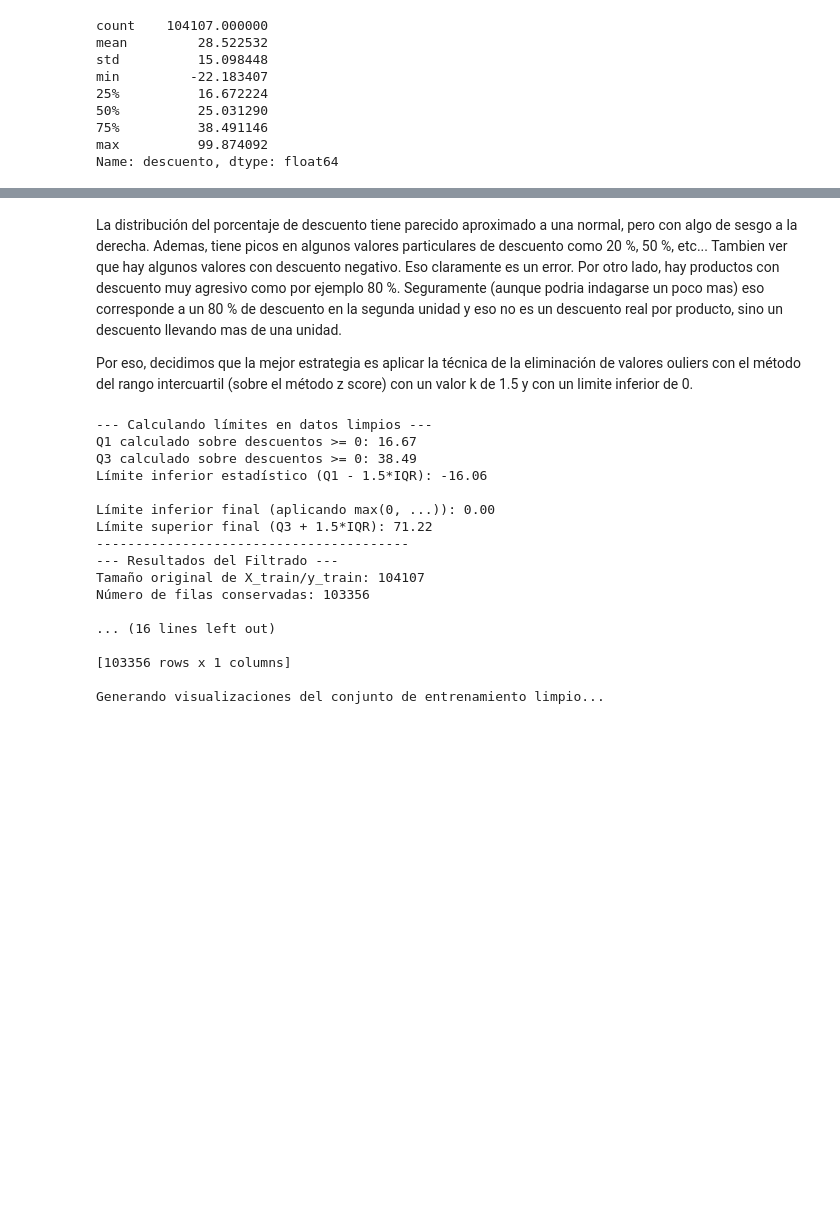
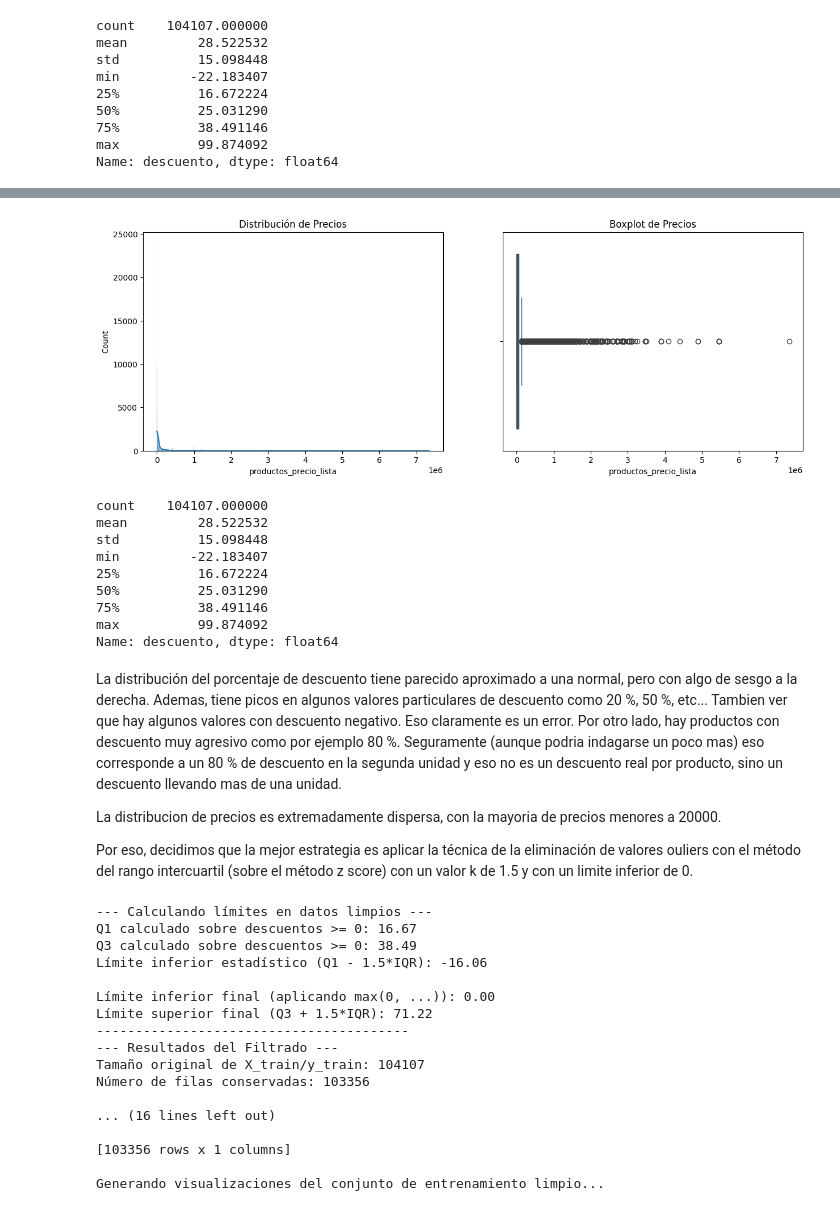
Before and after one commit to Nahuel-Otonelo/Analisis_de_datos, a Jupyter notebook: TP2.ipynb, the cells around one changed output, grey strips where cells are left out. Saved outputs shown, nothing was run; the diff lists cells and outputs as text; code cells hidden in the pictures; blank space fills up the shorter version.

```diff
--- a/TP2.ipynb
+++ b/TP2.ipynb
@@ -201,6 +204,34 @@ Name: descuento, dtype: float64
+# %%
+fig, axes = plt.subplots(1, 2, figsize=(15, 5))
+
+# Histograma y KDE (Estimación de Densidad de Kernel)
+sns.histplot(X_train['productos_precio_lista'], kde=True, ax=axes[0])
+axes[0].set_title('Distribución de Precios')
+
+# Boxplot
+sns.boxplot(x=X_train['productos_precio_lista'], ax=axes[1])
+axes[1].set_title('Boxplot de Precios')
+
+plt.show()
+
+# También mira las estadísticas descriptivas
+print(y_train['descuento'].describe())
+# %% [output]
+[figure, added]
+count    104107.000000
+mean         28.522532
+std          15.098448
+min         -22.183407
+25%          16.672224
+50%          25.031290
+75%          38.491146
+max          99.874092
+Name: descuento, dtype: float64
 # %% [markdown]
 La distribución del porcentaje de descuento tiene parecido aproximado a una normal, pero con algo de sesgo a la derecha. Ademas, tiene picos en algunos valores particulares de descuento como 20 %, 50 %, etc... Tambien ver que hay algunos valores con descuento negativo. Eso claramente es un error. Por otro lado, hay productos con descuento muy agresivo como por ejemplo 80 %. Seguramente (aunque podria indagarse un poco mas) eso corresponde a un 80 % de descuento en la segunda unidad y eso no es un descuento real por producto, sino un descuento llevando mas de una unidad.
 
+La distribucion de precios es extremadamente dispersa, con la mayoria de precios menores a 20000.
+
 Por eso, decidimos que la mejor estrategia es aplicar la técnica de la eliminación de valores ouliers con el método del rango intercuartil (sobre el método z score) con un valor k de 1.5 y con un limite inferior de 0.
 # %%
 # --- 1. Filtrar descuentos negativos para el cálculo de cuartiles ---
```
Also changed, not shown: parts of 9 cells of this notebook.
